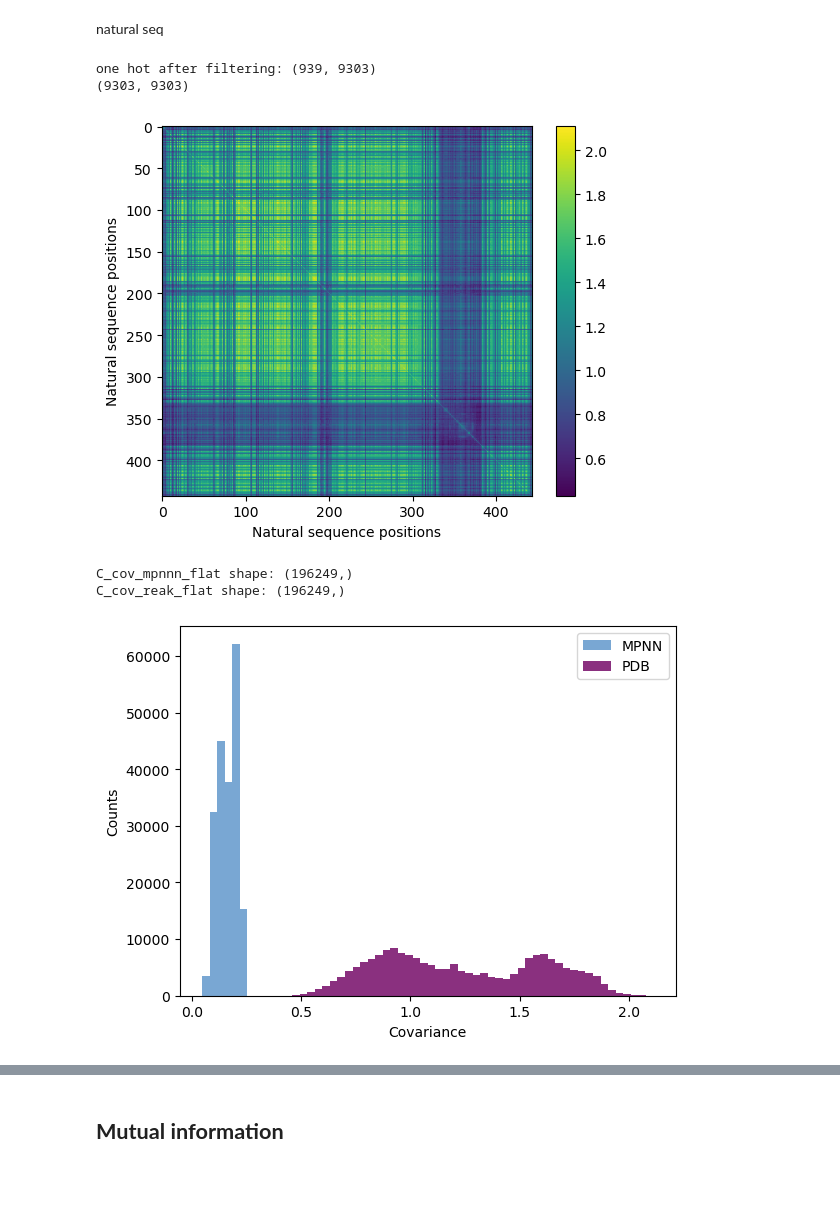
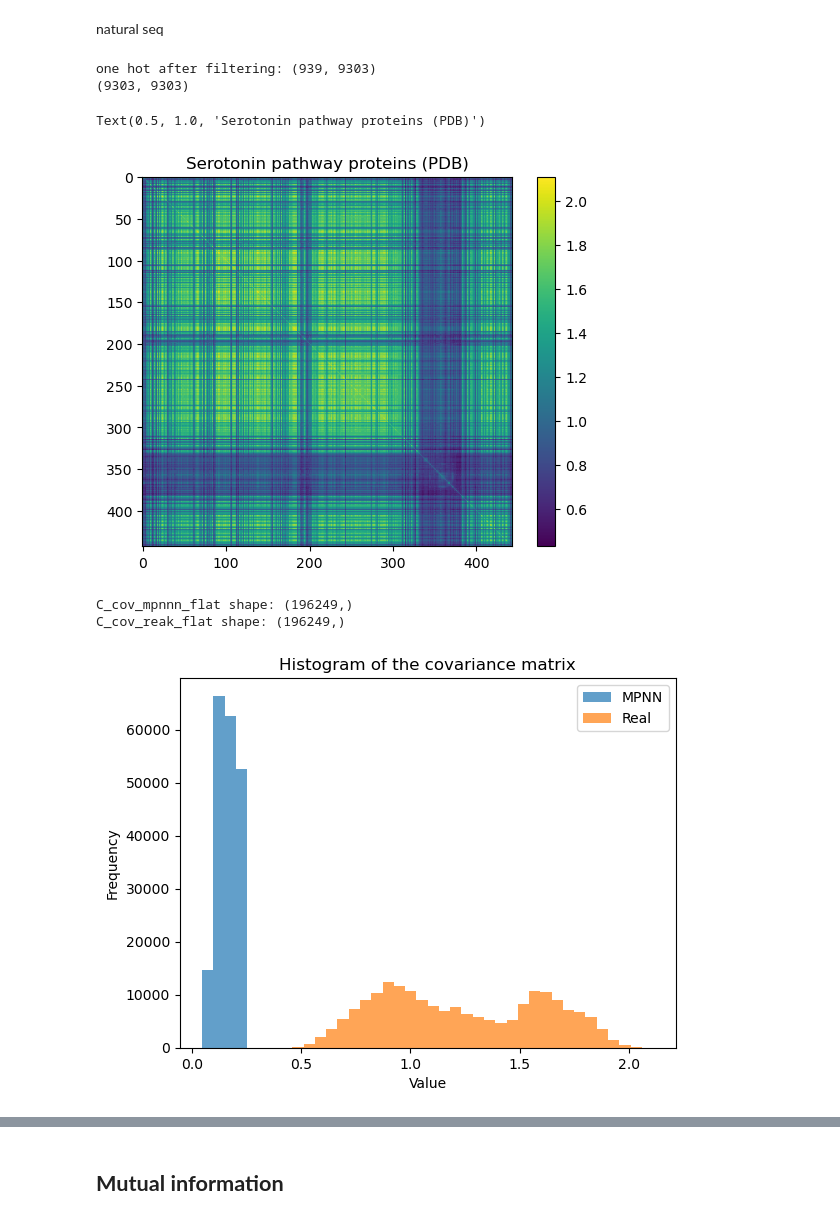
Before and after one commit to zifangu/lithiumized-fish, a Jupyter notebook: final.ipynb, the cells around one changed output, grey strips where cells are left out. Drawn from its saved outputs; the diff is of its cells as text; code cells hidden in the pictures; blank space fills up the shorter version.

```diff
--- a/final.ipynb
+++ b/final.ipynb
@@ -70,7 +70,7 @@ def plot_avg_seq_identity_histogram(smat, bins=50):
 # %%
 # clean_fasta("data/all_alignment.fa", "data/all_alignment.fasta")
 # %%
-combined_alignment = readAlignment('data/raw/all_alignment.fasta')
+combined_alignment = readAlignment('data/all_alignment.fasta')
 print('len of sequences:', len(combined_alignment))
 
 arr_num = kim_helper.lett2num(combined_alignment, code='ACDEFGHIKLMNPQRSTVWY-')
@@ -238,33 +238,33 @@ C_lxl_cov_nat = compute_lxl_cov(one_hot_filtered_nat_np.T, L)
 
 plt.imshow(C_lxl_cov_nat)
 plt.colorbar()
-plt.xlabel('Natural sequence positions')
-plt.ylabel('Natural sequence positions')
-plt.savefig('figs/final/support/natural_protein_cov.pdf', format='pdf', dpi=300)
+plt.title('Serotonin pathway proteins (PDB)')
+# plt.savefig('real_protein_cov.pdf', format='pdf', dpi=300)
 # plt.savefig('real_protein_cov.png', dpi=300)
 # %% [output]
 one hot after filtering: (939, 9303)
 (9303, 9303)
+Text(0.5, 1.0, 'Serotonin pathway proteins (PDB)')
-[figure, old version]
+[figure, new version]
 # %%
 # histograms
 C_cov_mpnnn_flat = C_lxl_cov_mpnn.flatten()
 print('C_cov_mpnnn_flat shape:', C_cov_mpnnn_flat.shape)
 C_cov_real_flat = C_lxl_cov_nat.flatten()
 print('C_cov_reak_flat shape:', C_cov_real_flat.shape)
 
-# plt.hist([C_cov_mpnnn_flat, C_cov_real_flat], bins=40, stacked=True, label=['MPNN', 'Real'], color=['#79a7d3', '#8a307f'], alpha=0.7)
-plt.hist([C_cov_mpnnn_flat, C_cov_real_flat], bins=60, stacked=True, label=['MPNN', 'PDB'], color=['#79a7d3', '#8a307f'])
-plt.xlabel('Covariance')
-plt.ylabel('Counts')
+plt.hist([C_cov_mpnnn_flat, C_cov_real_flat], bins=40, stacked=True, label=['MPNN', 'Real'], alpha=0.7)
+plt.xlabel('Value')
+plt.ylabel('Frequency')
+plt.title('Histogram of the covariance matrix')
 plt.legend()
 
-# plt.savefig('figs/final/support/hist_cov_mat.pdf', format='pdf', dpi=300)
+# plt.savefig('hist_cov_mat.png', dpi=300)
 plt.show()
 # %% [output]
 C_cov_mpnnn_flat shape: (196249,)
 C_cov_reak_flat shape: (196249,)
-[figure, old version]
+[figure, new version]
 # %%
 # sns.kdeplot(C_cov_real_flat, label='Real KDE', color='#8a307f', linewidth=2, fill=True)
 # sns.kdeplot(C_cov_mpnnn_flat, label='MPNN KDE', color='#79a7d3', linewidth=2, fill=True)
```
Also changed, not shown: parts of 12 cells of this notebook, 25 other files.
